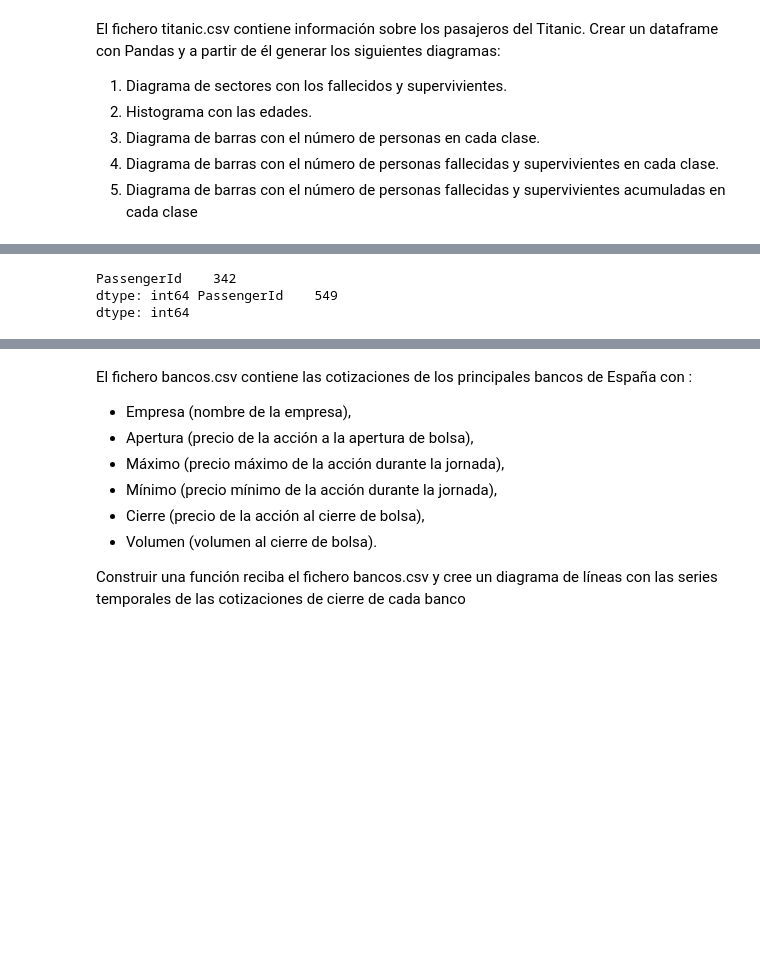
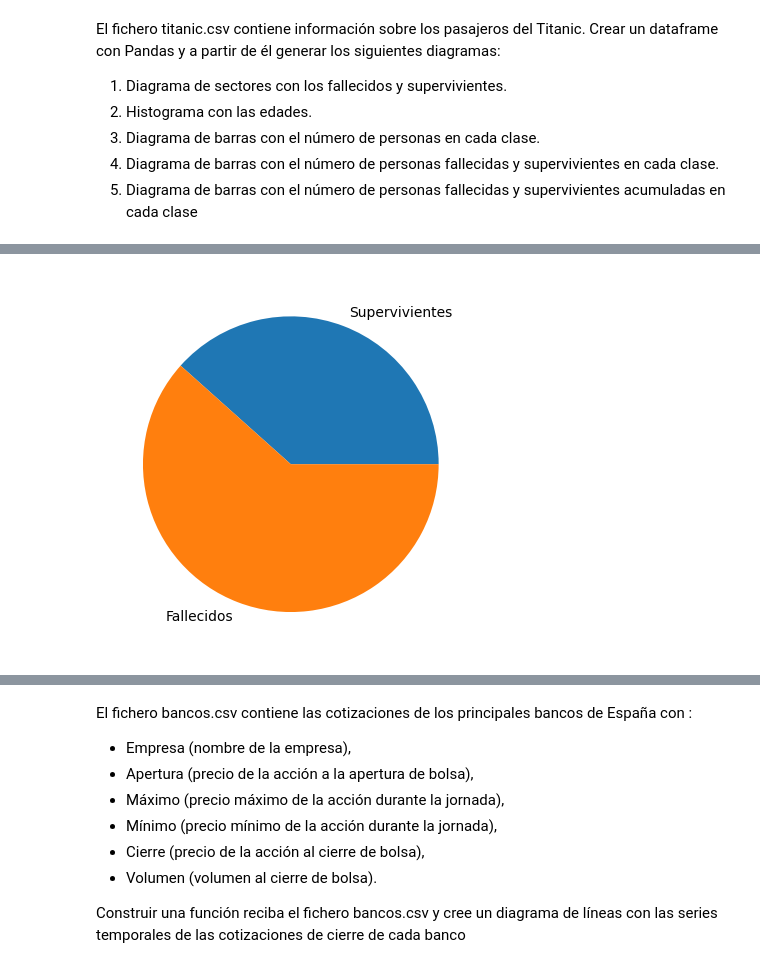
Before and after one commit to Alberto-1985/CEDAPY_25_26, a Jupyter notebook: ANALISIS_DATOS_PYTHON/NOTEBOOKS/EJERCICIOS/5101_EJERCICIO-5_Gráficos_Matplotlib.ipynb, the cells around one changed output, grey strips where cells are left out. Cells and saved outputs as stored; diff of their text form; code cells hidden in the pictures; blank space fills up the shorter version.

```diff
--- a/ANALISIS_DATOS_PYTHON/NOTEBOOKS/EJERCICIOS/5101_EJERCICIO-5_Gráficos_Matplotlib.ipynb
+++ b/ANALISIS_DATOS_PYTHON/NOTEBOOKS/EJERCICIOS/5101_EJERCICIO-5_Gráficos_Matplotlib.ipynb
@@ -10,13 +32,15 @@ El fichero titanic.csv contiene información sobre los pasajeros del Titanic. Cr
 # %%
 import matplotlib.pyplot as plt
 import pandas as pd
 import numpy as np
 
 df = pd.read_csv('..\\datasets\\titanic.csv')
-muertos = df.loc[df['Survived']==0, ['PassengerId']].count()
-vivos = df.loc[df['Survived']==1, ['PassengerId']].count()
-print(vivos,muertos)
+
+vivos = df.loc[df['Survived']==1].shape[0]
+muertos = df.loc[df['Survived']==0].shape[0]
+
+fig, ax = plt.subplots()
+ax.pie([vivos,muertos], labels=['Supervivientes','Fallecidos'])
+plt.show()
 # %% [output]
-PassengerId    342
-dtype: int64 PassengerId    549
-dtype: int64
+[figure, added]
```
Also changed, not shown: parts of 5 cells of this notebook, 2 other files.
